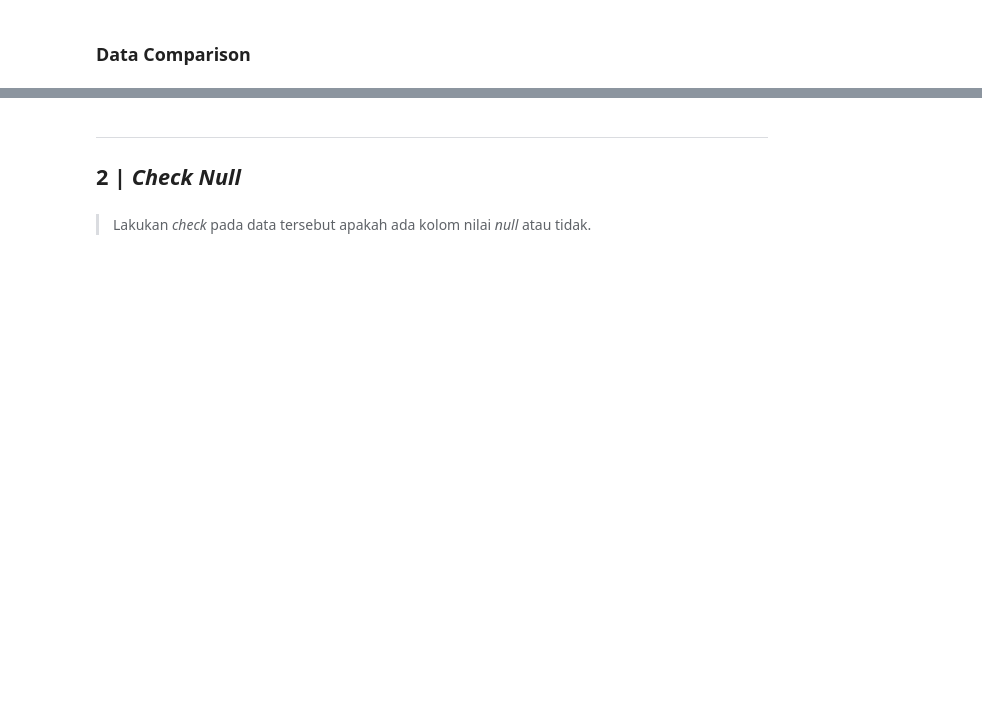
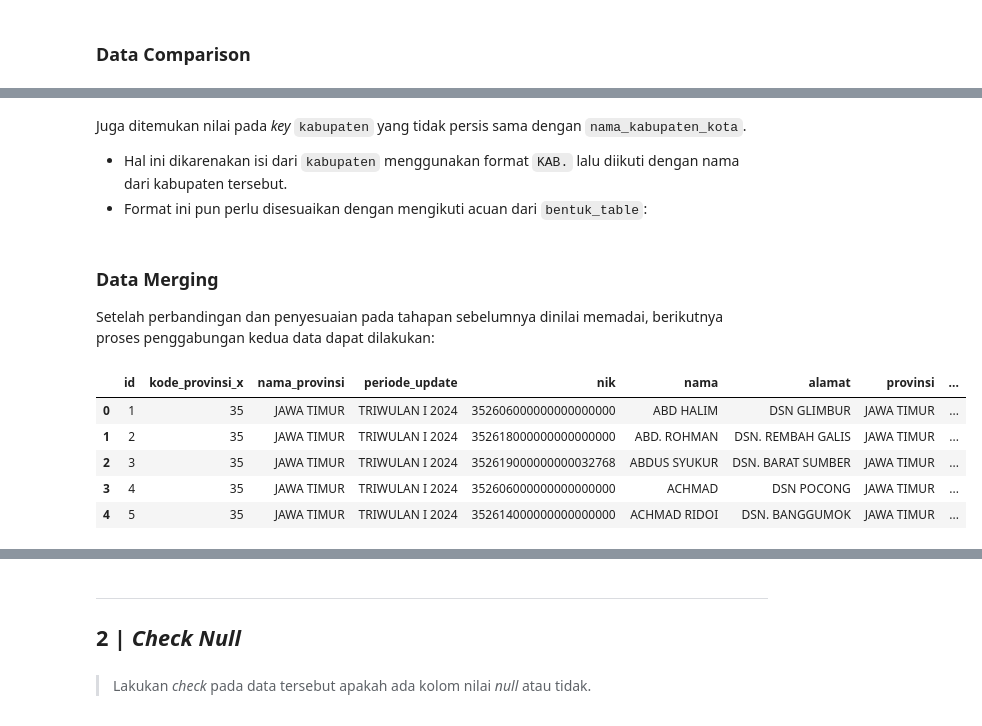
Before and after one commit to garudapaksi-yusuf/SEAL_Data_Scientist_Technical_Test, a Jupyter notebook: notebook/notebook.ipynb, the cells around one changed output, grey strips where cells are left out. Cells and saved outputs as stored; diff of their text form; code cells hidden in the pictures; blank space fills up the shorter version.

```diff
--- a/notebook/notebook.ipynb
+++ b/notebook/notebook.ipynb
@@ -204,0 +325,4 @@ data_dinas_sosial['kabupaten'] = data_dinas_sosial['kabupaten'].str.replace(pat=
+# %% [markdown]
+Juga ditemukan nilai pada *key* `kabupaten` yang tidak persis sama dengan `nama_kabupaten_kota`.
+* Hal ini dikarenakan isi dari `kabupaten` menggunakan format `KAB.` lalu diikuti dengan nama dari kabupaten tersebut.
+* Format ini pun perlu disesuaikan dengan mengikuti acuan dari `bentuk_table`:
@@ -205,23 +335,23 @@ data_dinas_sosial['kabupaten'] = data_dinas_sosial['kabupaten'].str.replace(pat=
+# %% [markdown]
+### Data Merging
+Setelah perbandingan dan penyesuaian pada tahapan sebelumnya dinilai memadai, berikutnya proses penggabungan kedua data dapat dilakukan:
 # %%
-tabel = pd.merge(
-    left=data_dinas_sosial,
-    right=data_master_desa,
-    how='left',
-    left_on=['nama_provinsi', 'kabupaten', 'kecamatan', 'kelurahan'],
-    right_on=['nama_provinsi', 'nama_kabupaten_kota', 'bps_nama_kecamatan', 'bps_desa_kelurahan']
+# Menggabungkan data dengan 'database-style join'
+table = pd.merge(
+    left=data_dinas_sosial, # Data pertama/left yang akan digabungkan
+    right=data_master_desa, # Dengan data kedua/right
+    how='left', # Menggunakan key dari left dan mempertahankan urutan dari key tersebut
+    left_on=['nama_provinsi', 'kabupaten', 'kecamatan', 'kelurahan'], # Kolom dari left yang hendak digabungkan sebagai key
+    right_on=['nama_provinsi', 'nama_kabupaten_kota', 'kemendagri_nama_kecamatan', 'kemendagri_desa_kelurahan'] # Dengan key dari right
 )
 
-tabel = tabel.drop(
-    columns=[
-        'kode_provinsi_x'
-    ]
-).rename(
-    columns={
-        'bps_desa_kelurahan': 'bps_nama_desa_kelurahan',
-        'kemendagri_desa_kelurahan': 'kemendagri_nama_desa_kelurahan',
-        'kategori': 'kategori.1'
-    }
-).reindex(
-    labels=contoh_tabel.columns,
-    axis=1
+table.head(
+    n=5
 )
+# %% [output]
+|  | id | kode_provinsi_x | nama_provinsi | periode_update | nik | nama | alamat | provinsi | ... |
+| 0 | 1 | 35 | JAWA TIMUR | TRIWULAN I 2024 | 352606000000000000000 | ABD HALIM | DSN GLIMBUR | JAWA TIMUR | ... |
+| 1 | 2 | 35 | JAWA TIMUR | TRIWULAN I 2024 | 352618000000000000000 | ABD. ROHMAN | DSN. REMBAH GALIS | JAWA TIMUR | ... |
+| 2 | 3 | 35 | JAWA TIMUR | TRIWULAN I 2024 | 352619000000000032768 | ABDUS SYUKUR | DSN. BARAT SUMBER | JAWA TIMUR | ... |
+| 3 | 4 | 35 | JAWA TIMUR | TRIWULAN I 2024 | 352606000000000000000 | ACHMAD | DSN POCONG | JAWA TIMUR | ... |
+| 4 | 5 | 35 | JAWA TIMUR | TRIWULAN I 2024 | 352614000000000000000 | ACHMAD RIDOI | DSN. BANGGUMOK | JAWA TIMUR | ... |
```
Also changed, not shown: parts of 30 cells of this notebook.
